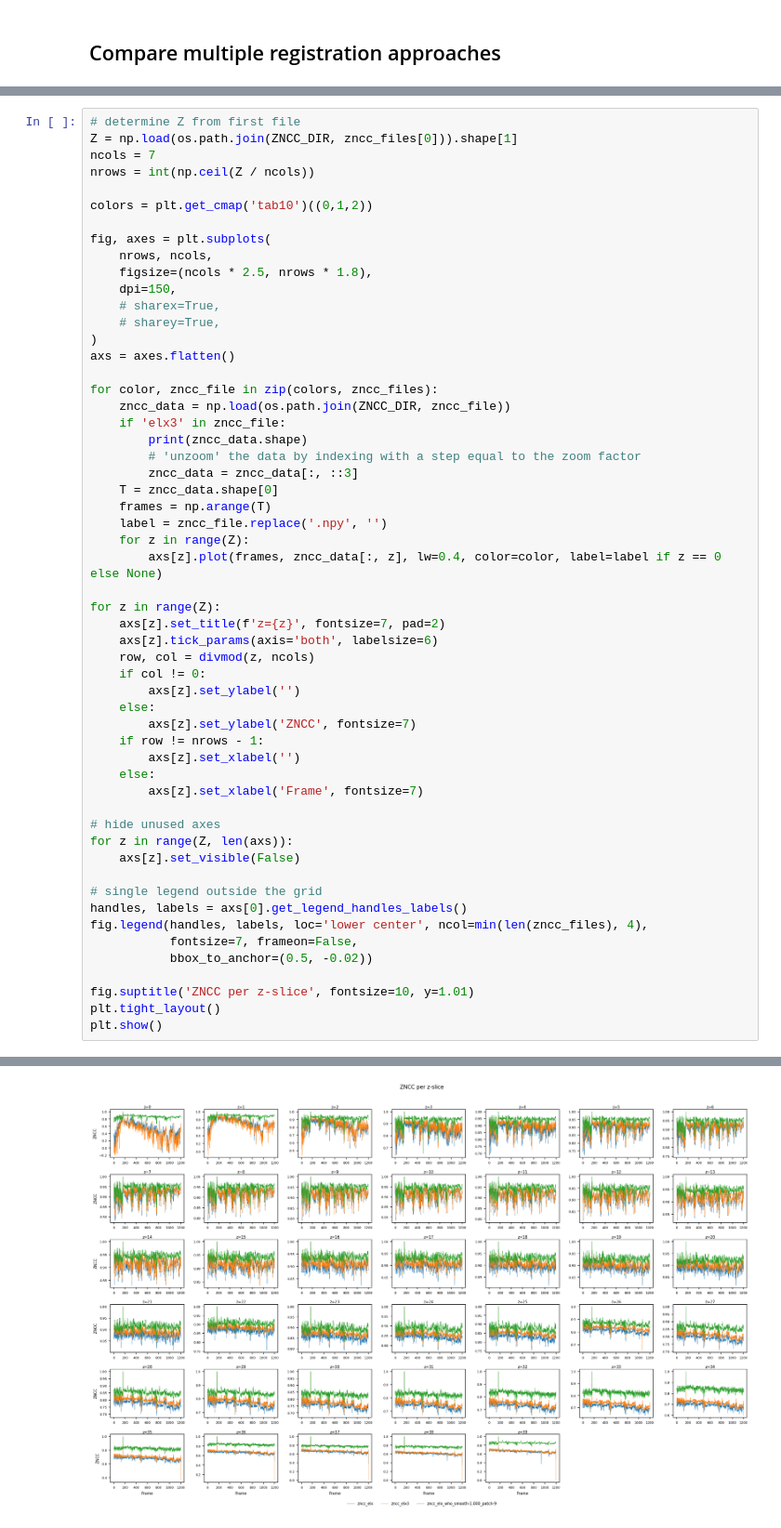
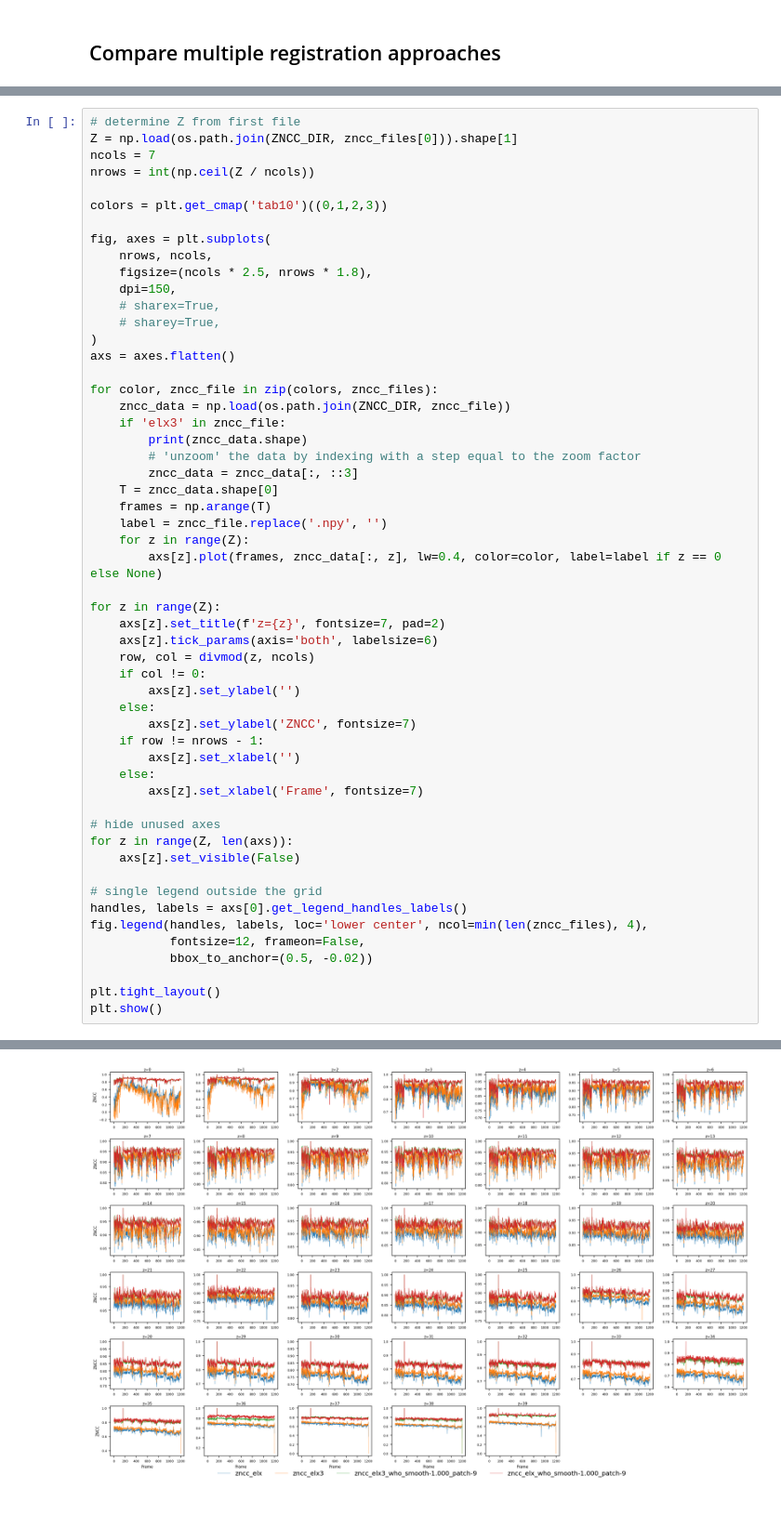
Before and after one commit to MunibH/g5ht-pipeline, a Jupyter notebook: reg_zncc.ipynb, the cells around one changed output, grey strips where cells are left out. Shown at 93% size. Drawn from its saved outputs; the diff is of its cells as text.

```diff
--- a/reg_zncc.ipynb
+++ b/reg_zncc.ipynb
@@ -120,7 +107,7 @@ Z = np.load(os.path.join(ZNCC_DIR, zncc_files[0])).shape[1]
 ncols = 7
 nrows = int(np.ceil(Z / ncols))
 
-colors = plt.get_cmap('tab10')((0,1,2))
+colors = plt.get_cmap('tab10')((0,1,2,3))
 
 fig, axes = plt.subplots(
     nrows, ncols,
@@ -163,10 +150,9 @@ for z in range(Z, len(axs)):
 # single legend outside the grid
 handles, labels = axs[0].get_legend_handles_labels()
 fig.legend(handles, labels, loc='lower center', ncol=min(len(zncc_files), 4),
-           fontsize=7, frameon=False,
+           fontsize=12, frameon=False,
            bbox_to_anchor=(0.5, -0.02))
 
-fig.suptitle('ZNCC per z-slice', fontsize=10, y=1.01)
 plt.tight_layout()
 plt.show()
 # %% [output]
@@ -174 +161 @@ plt.show()
-[figure, old version]
+[figure, new version]
```
Also changed, not shown: parts of 7 cells of this notebook, 4 other files.
